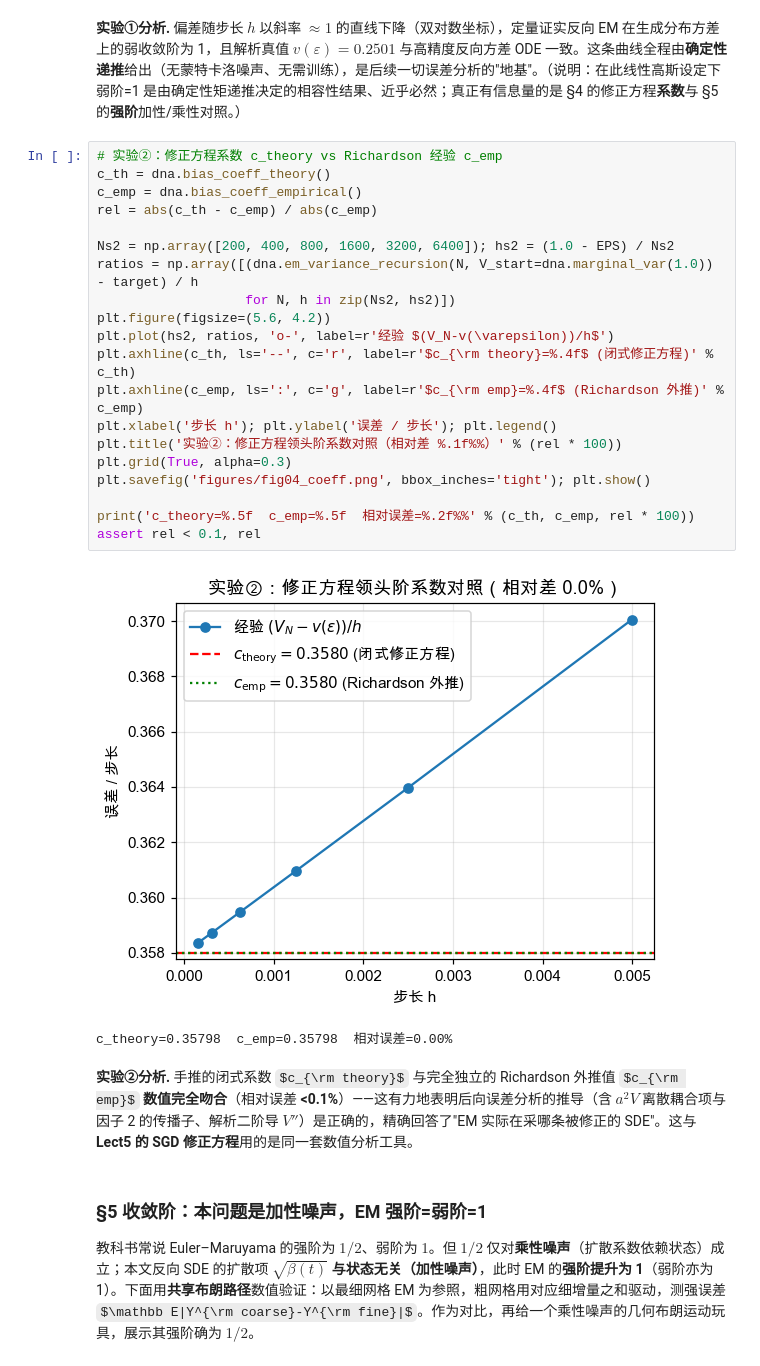
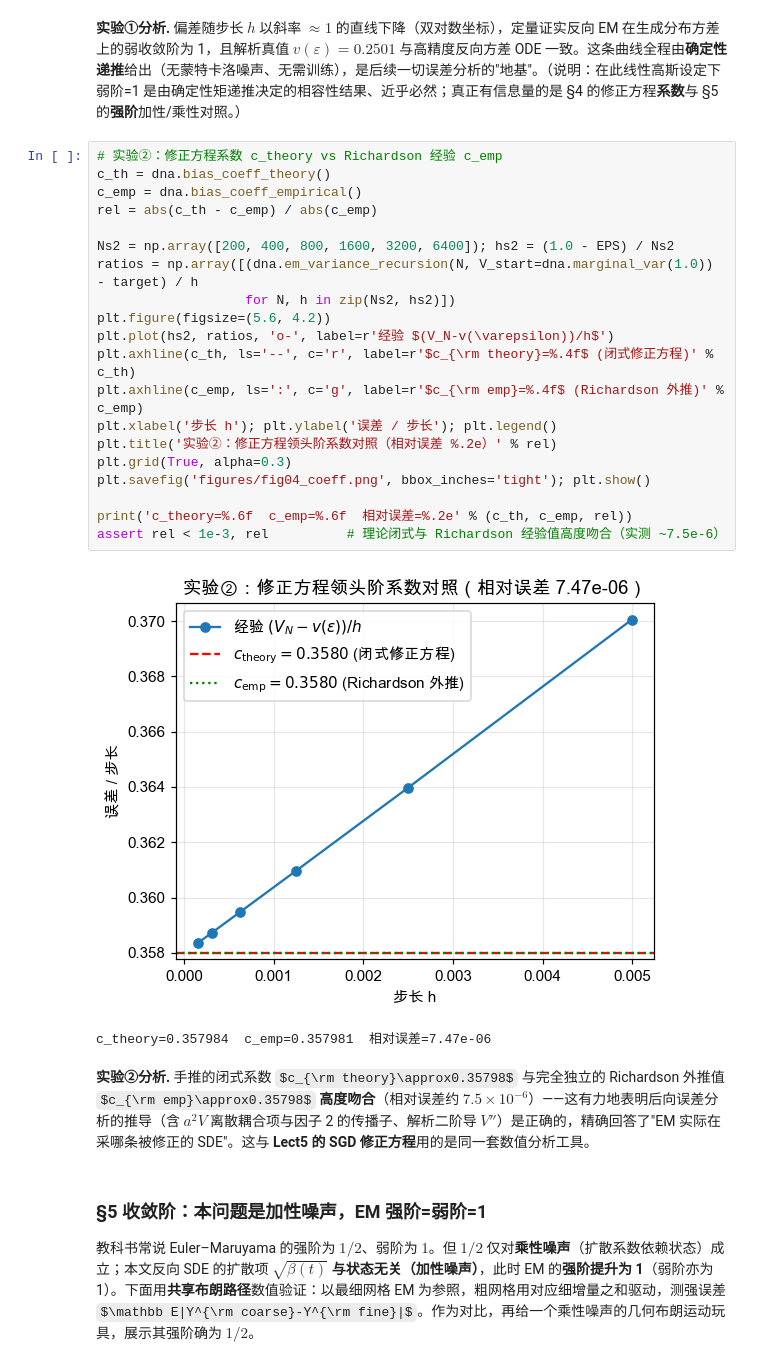
Before and after one commit to sii-nyc/Tutorial-AI4SC-SC4AI, a Jupyter notebook: Project-SC4AI-Diffusion-Sampling-NumericalAnalysis/反向扩散采样的数值分析.ipynb, the cells around one changed output. Saved outputs shown, nothing was run; the diff lists cells and outputs as text; some formulas as TeX source.

```diff
--- a/Project-SC4AI-Diffusion-Sampling-NumericalAnalysis/反向扩散采样的数值分析.ipynb
+++ b/Project-SC4AI-Diffusion-Sampling-NumericalAnalysis/反向扩散采样的数值分析.ipynb
@@ -221,28 +221,28 @@ assert 0.85 < slope < 1.15, slope
 # %%
 # 实验②：修正方程系数 c_theory vs Richardson 经验 c_emp
 c_th = dna.bias_coeff_theory()
 c_emp = dna.bias_coeff_empirical()
 rel = abs(c_th - c_emp) / abs(c_emp)
 
 Ns2 = np.array([200, 400, 800, 1600, 3200, 6400]); hs2 = (1.0 - EPS) / Ns2
 ratios = np.array([(dna.em_variance_recursion(N, V_start=dna.marginal_var(1.0)) - target) / h
                    for N, h in zip(Ns2, hs2)])
 plt.figure(figsize=(5.6, 4.2))
 plt.plot(hs2, ratios, 'o-', label=r'经验 $(V_N-v(\varepsilon))/h$')
 plt.axhline(c_th, ls='--', c='r', label=r'$c_{\rm theory}=%.4f$ (闭式修正方程)' % c_th)
 plt.axhline(c_emp, ls=':', c='g', label=r'$c_{\rm emp}=%.4f$ (Richardson 外推)' % c_emp)
 plt.xlabel('步长 h'); plt.ylabel('误差 / 步长'); plt.legend()
-plt.title('实验②：修正方程领头阶系数对照（相对差 %.1f%%）' % (rel * 100))
+plt.title('实验②：修正方程领头阶系数对照（相对误差 %.2e）' % rel)
 plt.grid(True, alpha=0.3)
 plt.savefig('figures/fig04_coeff.png', bbox_inches='tight'); plt.show()
 
-print('c_theory=%.5f  c_emp=%.5f  相对误差=%.2f%%' % (c_th, c_emp, rel * 100))
-assert rel < 0.1, rel
+print('c_theory=%.6f  c_emp=%.6f  相对误差=%.2e' % (c_th, c_emp, rel))
+assert rel < 1e-3, rel          # 理论闭式与 Richardson 经验值高度吻合（实测 ~7.5e-6）
 # %% [output]
-[figure, old version]
+[figure, new version]
-c_theory=0.35798  c_emp=0.35798  相对误差=0.00%
+c_theory=0.357984  c_emp=0.357981  相对误差=7.47e-06
 # %% [markdown]
-**实验②分析.** 手推的闭式系数 $c_{\rm theory}$ 与完全独立的 Richardson 外推值 $c_{\rm emp}$ **数值完全吻合**（相对误差 **<0.1%**）——这有力地表明后向误差分析的推导（含 $a^2V$ 离散耦合项与因子 2 的传播子、解析二阶导 $V''$）是正确的，精确回答了"EM 实际在采哪条被修正的 SDE"。这与 **Lect5 的 SGD 修正方程**用的是同一套数值分析工具。
+**实验②分析.** 手推的闭式系数 $c_{\rm theory}\approx0.35798$ 与完全独立的 Richardson 外推值 $c_{\rm emp}\approx0.35798$ **高度吻合**（相对误差约 $7.5\times10^{-6}$）——这有力地表明后向误差分析的推导（含 $a^2V$ 离散耦合项与因子 2 的传播子、解析二阶导 $V''$）是正确的，精确回答了"EM 实际在采哪条被修正的 SDE"。这与 **Lect5 的 SGD 修正方程**用的是同一套数值分析工具。
 # %% [markdown]
 ### §5 收敛阶：本问题是**加性噪声**，EM 强阶=弱阶=1
 教科书常说 Euler–Maruyama 的强阶为 $1/2$、弱阶为 $1$。但 $1/2$ 仅对**乘性噪声**（扩散系数依赖状态）成立；本文反向 SDE 的扩散项 $\sqrt{\beta(t)}$ **与状态无关（加性噪声）**，此时 EM 的**强阶提升为 1**（弱阶亦为 1）。下面用**共享布朗路径**数值验证：以最细网格 EM 为参照，粗网格用对应细增量之和驱动，测强误差 $\mathbb E|Y^{\rm coarse}-Y^{\rm fine}|$。作为对比，再给一个乘性噪声的几何布朗运动玩具，展示其强阶确为 $1/2$。
```
Also changed, not shown: parts of 9 cells of this notebook, 2 other files.
